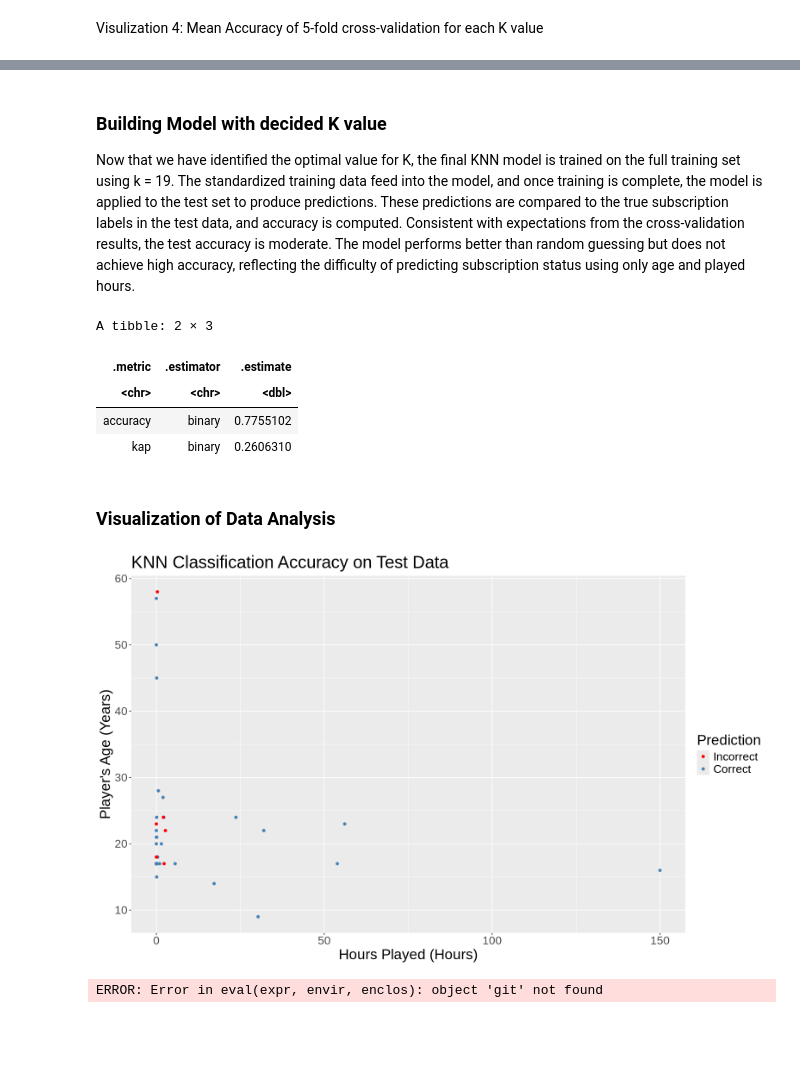
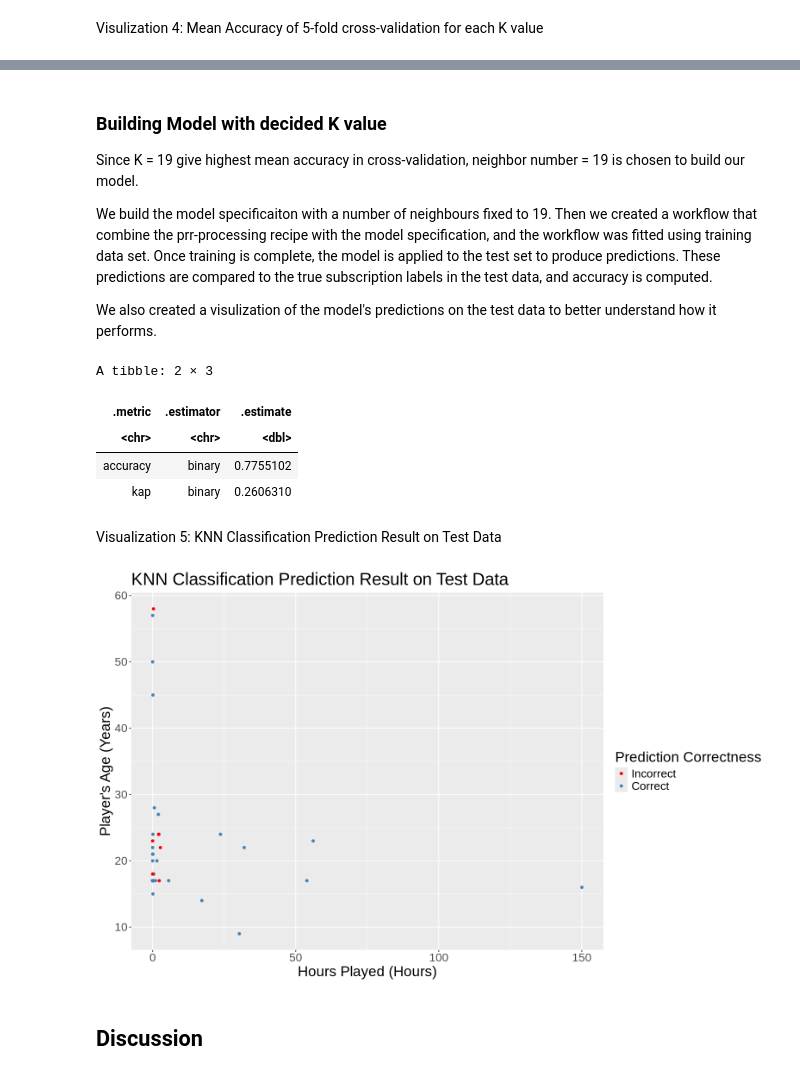
Before and after one commit to alanainvancouver-byte/DSCI100-Project_Group_Portion, a Jupyter notebook: KNN Classification of Player Subscription Patters.ipynb, the cells around one changed output, grey strips where cells are left out. Cells and saved outputs as stored; diff of their text form; code cells hidden in the pictures; blank space fills up the shorter version.

Commit message:
Pasted description for Building Model section, renamed the main notebook page.

```diff
--- a/Untitled.ipynb
+++ b/KNN Classification of Player Subscription Patters.ipynb
@@ -239,6 +240,11 @@ player_k_accuracy_plot
 # %% [markdown]
 ### Building Model with decided K value
-Now that we have identified the optimal value for K, the final KNN model is trained on the full training set using k = 19. The standardized training data feed into the model, and once training is complete, the model is applied to the test set to produce predictions. These predictions are compared to the true subscription labels in the test data, and accuracy is computed. Consistent with expectations from the cross-validation results, the test accuracy is moderate. The model performs better than random guessing but does not achieve high accuracy, reflecting the difficulty of predicting subscription status using only age and played hours.
+Since K = 19 give highest mean accuracy in cross-validation, neighbor number = 19 is chosen to build our model.
+
+We build the model specificaiton with a number of neighbours fixed to 19. Then we created a workflow that combine the prr-processing recipe with the model specification, and the workflow was fitted using training data set.
+Once training is complete, the model is applied to the test set to produce predictions. These predictions are compared to the true subscription labels in the test data, and accuracy is computed.
+
+We also created a visulization of the model's predictions on the test data to better understand how it performs.
 # %%
 player_spec <- nearest_neighbor(weight_func = "rectangular", neighbors = 19)|>
             set_engine('kknn') |>
@@ -262,28 +268,26 @@ A tibble: 2 × 3
 | accuracy | binary | 0.7755102 |
 | kap | binary | 0.2606310 |
 # %% [markdown]
-### Visualization of Data Analysis
+Visualization 5: KNN Classification Prediction Result on Test Data
 # %%
 test_accuracy <- player_prediction |>
     mutate(correct = .pred_class == subscribe)
 
 options(repr.plot.width = 13, repr.plot.height = 8)
 
 test_accuracy_plot <- test_accuracy |>
     ggplot(aes(x = played_hours, y = Age, color = correct)) +
     geom_point() +
     scale_color_manual(values = c("red", "steelblue"),
                        labels = c("Incorrect", "Correct")) +
     labs(x = "Hours Played (Hours)",
          y = "Player's Age (Years)",
-         color = "Prediction") +
-    ggtitle("KNN Classification Accuracy on Test Data") +
+         color = "Prediction Correctness") +
+    ggtitle("KNN Classification Prediction Result on Test Data") +
     theme(text = element_text(size=20))
 
 test_accuracy_plot
 # %% [output]
-[figure, old version]
+[figure, new version]
-# %%
-git
-# %% [output]
-ERROR: Error in eval(expr, envir, enclos): object 'git' not found
+# %% [markdown]
+## Discussion
```
Also changed, not shown: parts of 5 cells of this notebook.
